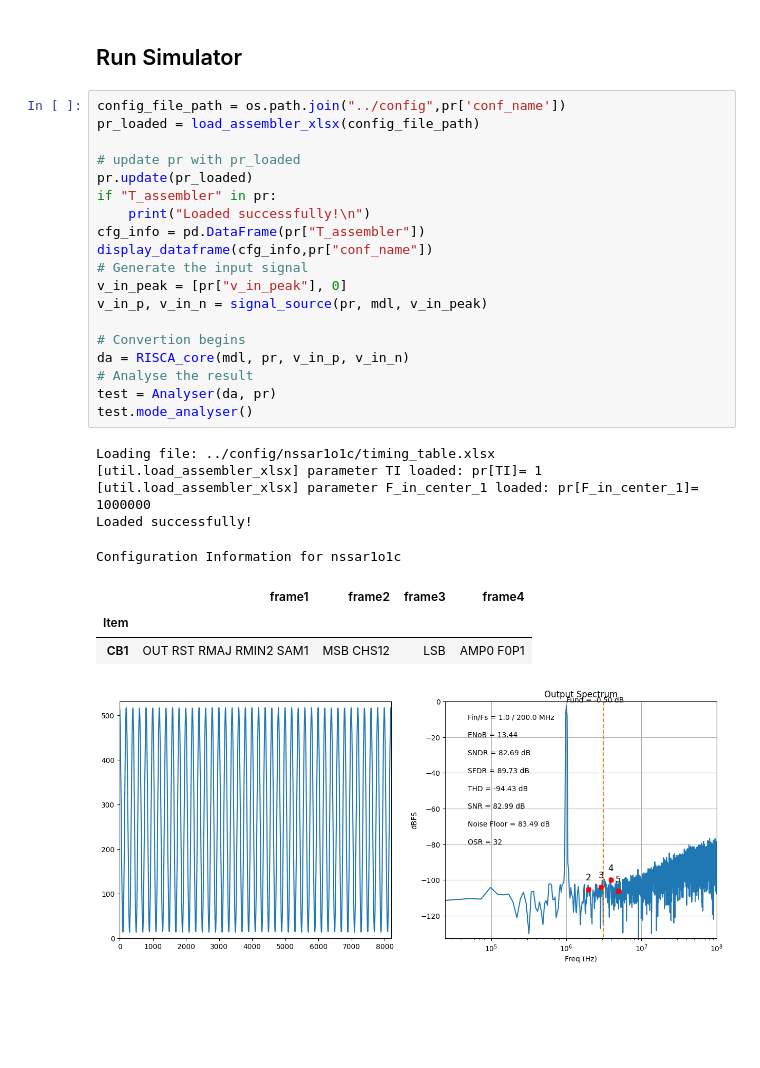
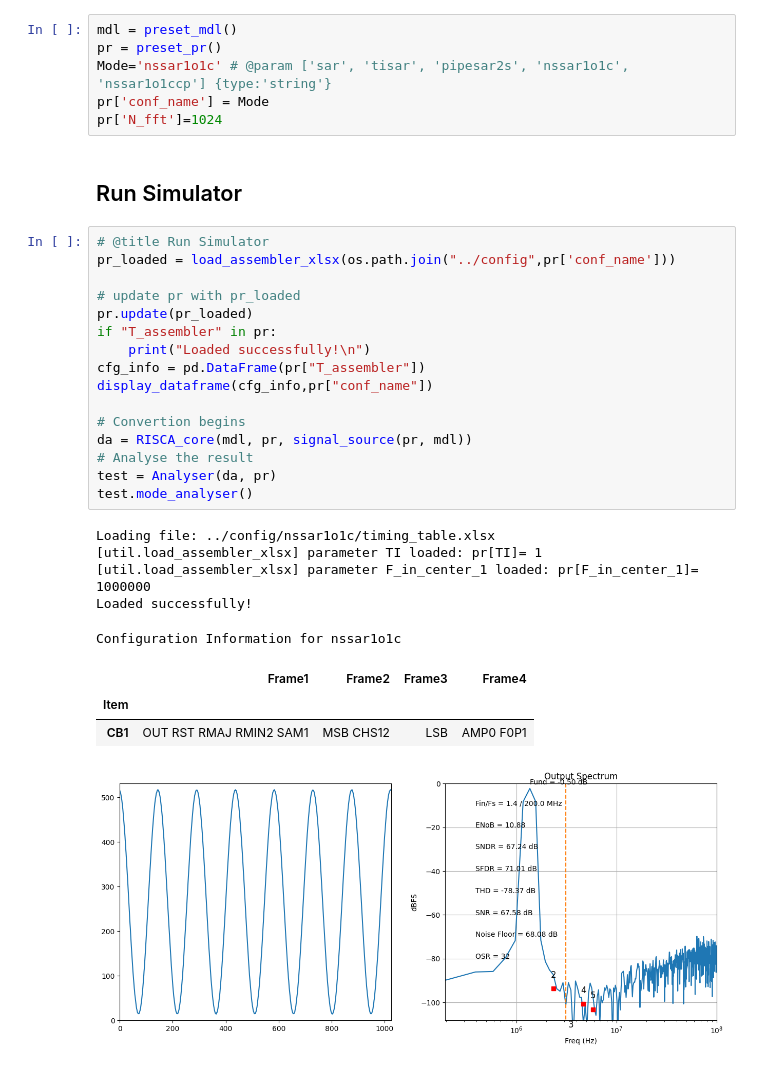
Before and after one commit to lin-k23/RISCA, a Jupyter notebook: sim.ipynb, the cells around one changed output. Cells and saved outputs as stored; diff of their text form; blank space fills up the shorter version.

```diff
--- a/sim.ipynb
+++ b/sim.ipynb
@@ -69,31 +30,34 @@ interactive(children=(Dropdown(description='conf_name', options=('sar', 'tisar',
+# %%
+mdl = preset_mdl()
+pr = preset_pr()
+Mode='nssar1o1c' # @param ['sar', 'tisar', 'pipesar2s', 'nssar1o1c', 'nssar1o1ccp'] {type:'string'}
+pr['conf_name'] = Mode
+pr['N_fft']=1024
 # %% [markdown]
 ## Run Simulator
 # %%
-config_file_path = os.path.join("../config",pr['conf_name'])
-pr_loaded = load_assembler_xlsx(config_file_path)
+# @title Run Simulator
+pr_loaded = load_assembler_xlsx(os.path.join("../config",pr['conf_name']))
 
 # update pr with pr_loaded
 pr.update(pr_loaded)
 if "T_assembler" in pr:
     print("Loaded successfully!\n")
 cfg_info = pd.DataFrame(pr["T_assembler"])
 display_dataframe(cfg_info,pr["conf_name"])
-# Generate the input signal
-v_in_peak = [pr["v_in_peak"], 0]
-v_in_p, v_in_n = signal_source(pr, mdl, v_in_peak)
 
 # Convertion begins
-da = RISCA_core(mdl, pr, v_in_p, v_in_n)
+da = RISCA_core(mdl, pr, signal_source(pr, mdl))
 # Analyse the result
 test = Analyser(da, pr)
 test.mode_analyser()
 # %% [output]
 Loading file: ../config/nssar1o1c/timing_table.xlsx
 [util.load_assembler_xlsx] parameter TI loaded: pr[TI]= 1
 [util.load_assembler_xlsx] parameter F_in_center_1 loaded: pr[F_in_center_1]= 1000000
 Loaded successfully!
 Configuration Information for nssar1o1c
-|  | frame1 | frame2 | frame3 | frame4 |
+|  | Frame1 | Frame2 | Frame3 | Frame4 |
 | Item |  |  |  |  |
 | CB1 | OUT RST RMAJ RMIN2 SAM1 | MSB CHS12 | LSB | AMP0 F0P1 |
-[figure, old version]
+[figure, new version]
```
Also changed, not shown: parts of 4 cells of this notebook.
